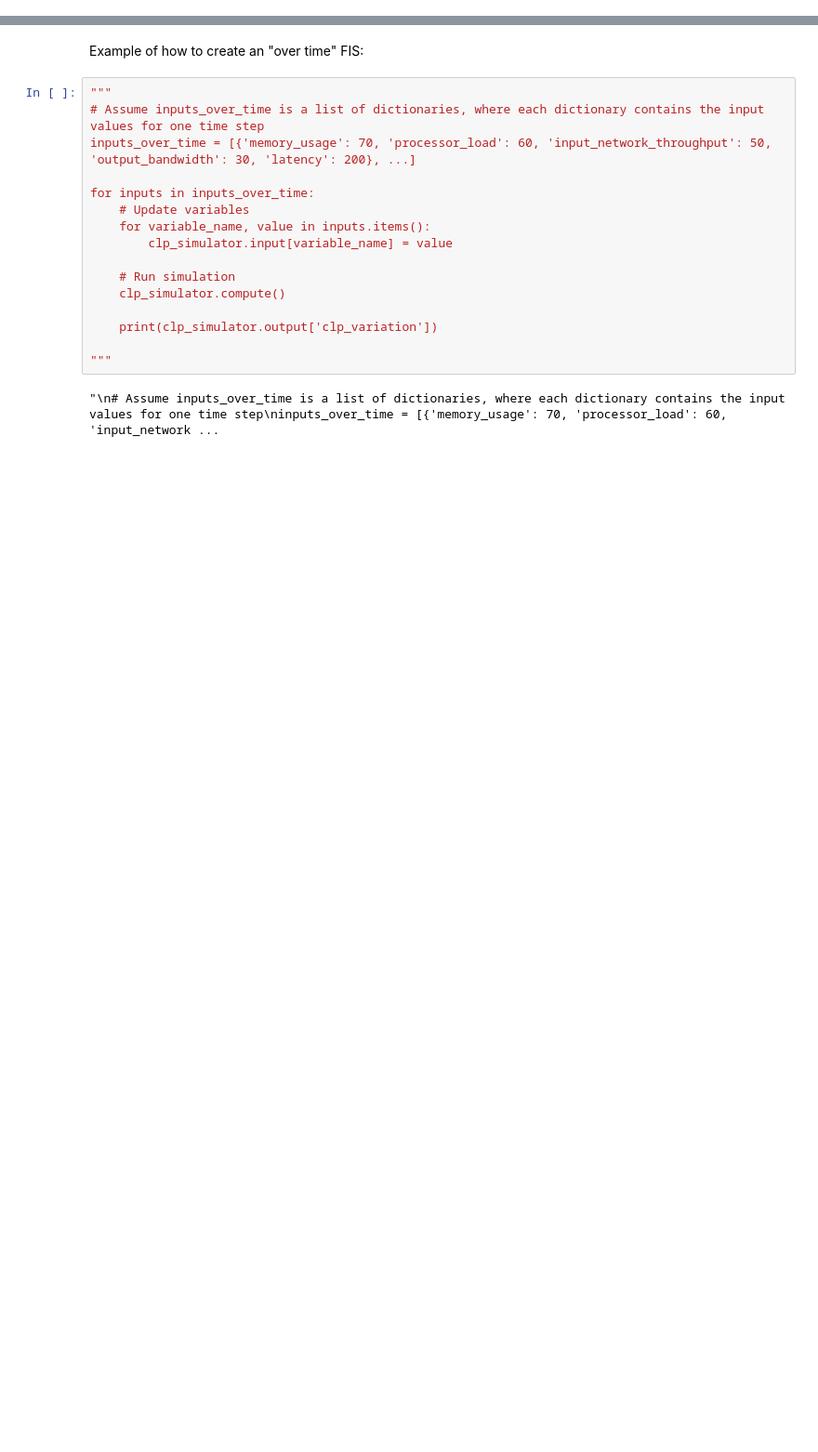
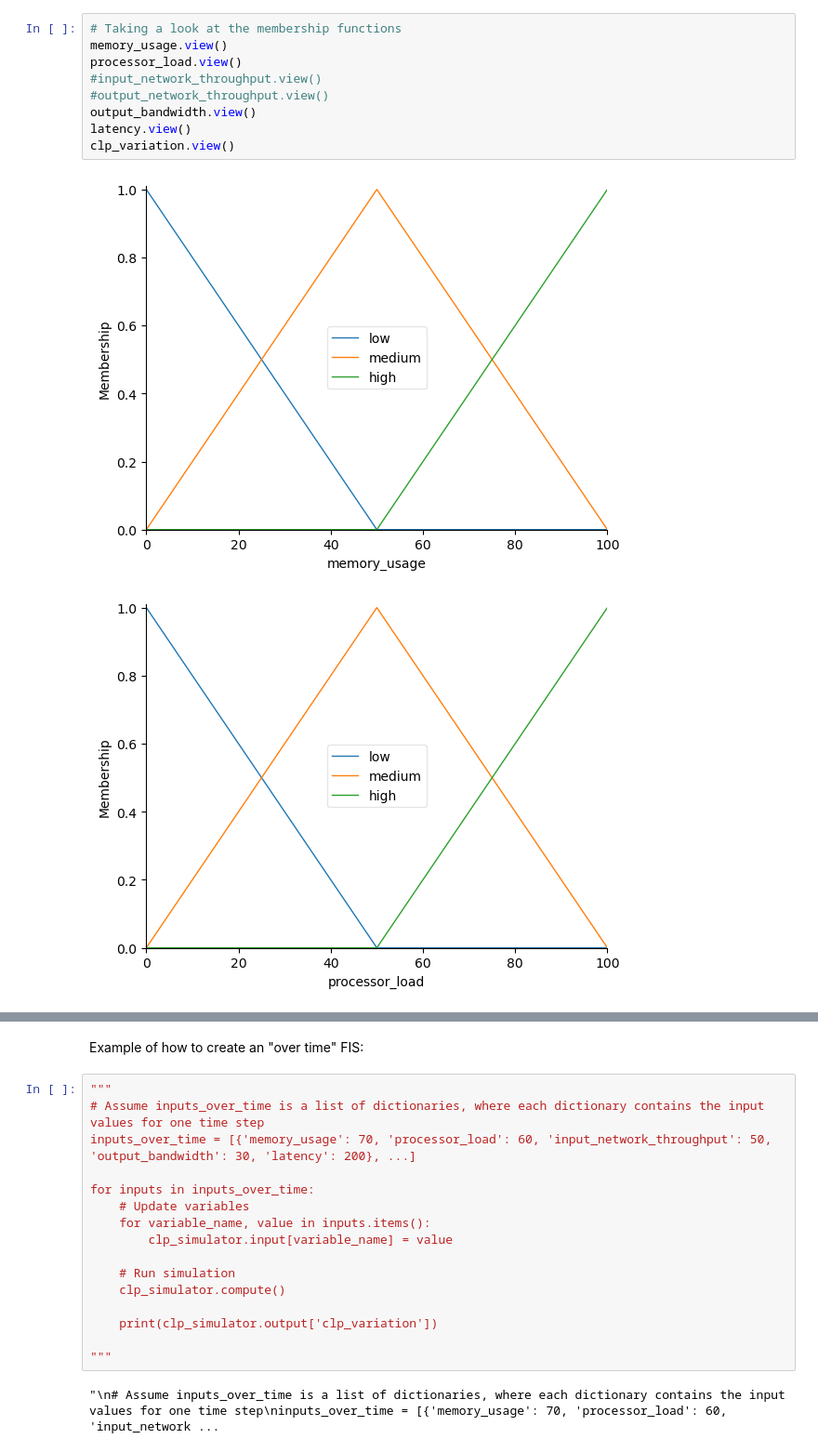
Before and after one commit to leobt23/Computational_Intelligence_forIOT, a Jupyter notebook: project_2_fuzzy/main.ipynb, the cells around one changed output, grey strips where cells are left out. Shown at 93% size. Drawn from its saved outputs; the diff is of its cells as text; blank space fills up the shorter version.

```diff
--- a/project_2_fuzzy/main.ipynb
+++ b/project_2_fuzzy/main.ipynb
@@ -85,0 +31,12 @@ clp_variation.view(sim=clp_simulator)
+# %%
+# Taking a look at the membership functions
+memory_usage.view()
+processor_load.view()
+#input_network_throughput.view()
+#output_network_throughput.view()
+output_bandwidth.view()
+latency.view()
+clp_variation.view()
+# %% [output]
+[figure, added]
+[figure, added]
```
Also changed, not shown: parts of 4 cells of this notebook.
